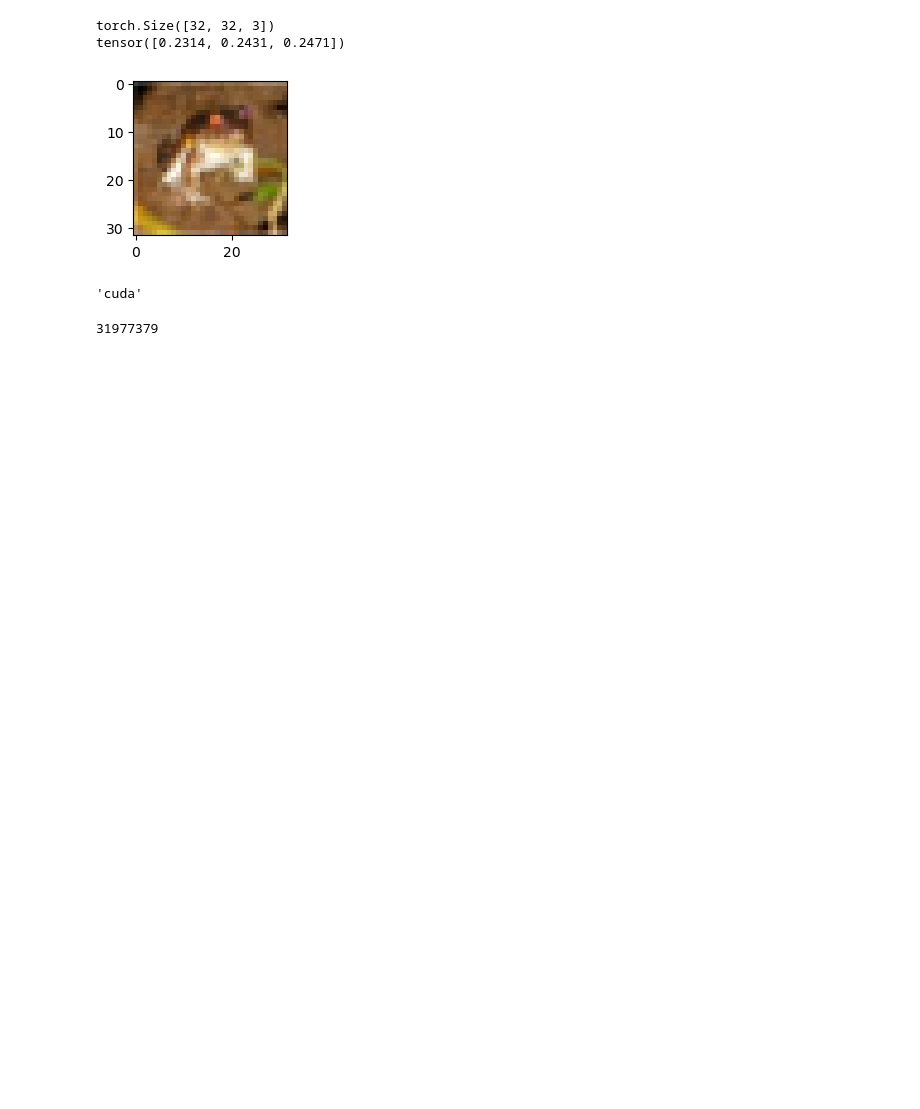
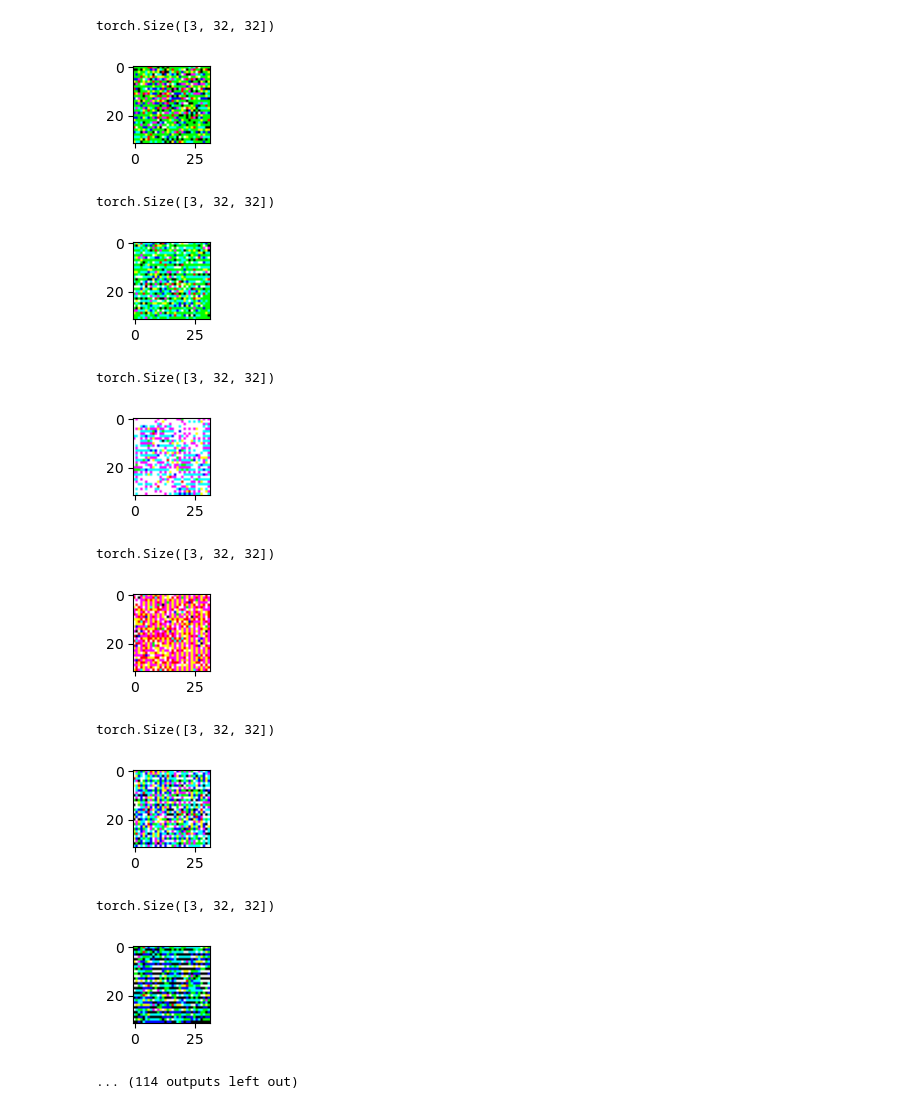
Before and after one commit to MyeongGuJo/diffusion, a Jupyter notebook: DDPM/test.ipynb, the cells around one changed output. Drawn from its saved outputs; the diff is of its cells as text; code cells hidden in the pictures; blank space fills up the shorter version.

```diff
--- a/DDPM/test.ipynb
+++ b/DDPM/test.ipynb
@@ -20,17 +22,16 @@ tensor([59, 62, 63], dtype=torch.uint8)
 %matplotlib inline
 import matplotlib.pyplot as plt
 
-image = train_dataset.data[0] / 255
+image, label = train_dataset[1]
 print(image.shape)
-print(image[0][0])
+print(label)
 
+# (c, h, w) -> (h, w, c)
+image = image.permute(1, 2, 0)
+image = (image + 1) / 2
 plt.figure(figsize=(2, 2))
 plt.imshow(image)
 plt.show()
-# %% [output]
-torch.Size([32, 32, 3])
-tensor([0.2314, 0.2431, 0.2471])
-[figure, removed]
 # %%
 from models.model import Unet
 
@@ -38,16 +39,13 @@ bs = 32
 ch = 3
 size = 32
 timestep = 5000
-lr = 1e-4
+down_chs = (16, 64, 128, 256, 1024)
+lr = 2e-4
 epochs = 100
 device = 'cuda' if torch.cuda.is_available() else 'cpu'
 
-model = Unet(ch, size, timestep).to(device)
+model = Unet(ch, size, down_chs, timestep).to(device)
 
 device
-# %% [output]
-'cuda'
 # %%
 sum(p.numel() for p in model.parameters() if p.requires_grad)
-# %% [output]
-31977379
@@ -54 +66,52 @@ sum(p.numel() for p in model.parameters() if p.requires_grad)
+# %%
+from torch.utils.data import DataLoader
+from torch.optim import Adam
+from tqdm import tqdm
+
+
+train_loader = DataLoader(dataset=train_dataset, batch_size=bs, shuffle=True)
+optimizer = Adam(model.parameters(), lr=lr)
+# %%
+model.train()
+samples = []
+
+for epoch in range(epochs):
+    loader = tqdm(train_loader)
+
+    for step, batch in enumerate(loader):
+        image, label = batch
+
+        bs_dim = image.shape[0]
+
+        image = image.to(device)
+        t = torch.randint(0, timestep, (bs_dim, ), device=device)
+
+        optimizer.zero_grad()
+
+        loss = model.get_loss(image, t)
+
+        loss.backward()
+
+        optimizer.step()
+
+        loader.set_description(f'Epoch {epoch} | step: {step} | loss: {loss.item():.4f}')
+
+    with torch.no_grad():
+        sample = model.sampling()
+        samples.append(sample)
+        sample_image(sample)
+# %% [output]
+torch.Size([3, 32, 32])
+[figure, added]
+torch.Size([3, 32, 32])
+[figure, added]
+torch.Size([3, 32, 32])
+[figure, added]
+torch.Size([3, 32, 32])
+[figure, added]
+torch.Size([3, 32, 32])
+[figure, added]
+torch.Size([3, 32, 32])
+[figure, added]
+... (114 outputs left out)
 # %%
```
Also changed, not shown: parts of 7 cells of this notebook, 2 other files.
